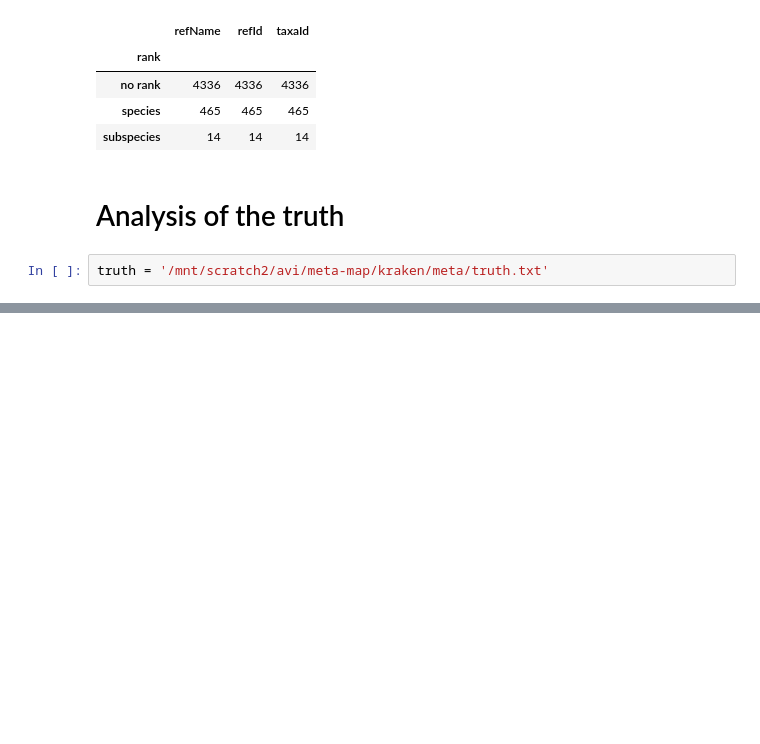
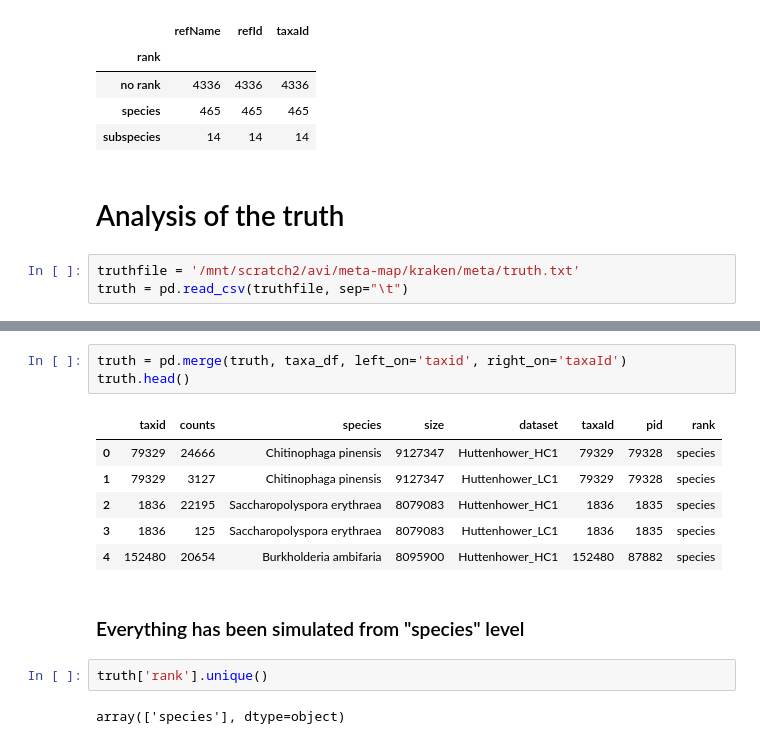
Before and after one commit to fataltes/quickNBs, a Jupyter notebook: pufferfish-krakmap.ipynb, the cells around one changed output, grey strips where cells are left out. Saved outputs shown, nothing was run; the diff lists cells and outputs as text; blank space fills up the shorter version.

```diff
--- a/pufferfish-krakmap.ipynb
+++ b/pufferfish-krakmap.ipynb
@@ -182,4 +195,5 @@ ref2taxaLevel.groupby('rank').count()
 # %% [markdown]
 # Analysis of the truth
 # %%
-truth = '/mnt/scratch2/avi/meta-map/kraken/meta/truth.txt'
+truthfile = '/mnt/scratch2/avi/meta-map/kraken/meta/truth.txt'
+truth = pd.read_csv(truthfile, sep="\t")
@@ -185,0 +209,16 @@ truth = '/mnt/scratch2/avi/meta-map/kraken/meta/truth.txt'
+# %%
+truth = pd.merge(truth, taxa_df, left_on='taxid', right_on='taxaId')
+truth.head()
+# %% [output]
+|  | taxid | counts | species | size | dataset | taxaId | pid | rank |
+| 0 | 79329 | 24666 | Chitinophaga pinensis | 9127347 | Huttenhower_HC1 | 79329 | 79328 | species |
+| 1 | 79329 | 3127 | Chitinophaga pinensis | 9127347 | Huttenhower_LC1 | 79329 | 79328 | species |
+| 2 | 1836 | 22195 | Saccharopolyspora erythraea | 8079083 | Huttenhower_HC1 | 1836 | 1835 | species |
+| 3 | 1836 | 125 | Saccharopolyspora erythraea | 8079083 | Huttenhower_LC1 | 1836 | 1835 | species |
+| 4 | 152480 | 20654 | Burkholderia ambifaria | 8095900 | Huttenhower_HC1 | 152480 | 87882 | species |
+# %% [markdown]
+### Everything has been simulated from "species" level
+# %%
+truth['rank'].unique()
+# %% [output]
+array(['species'], dtype=object)
```
Also changed, not shown: parts of 9 cells of this notebook, 1 other file.
